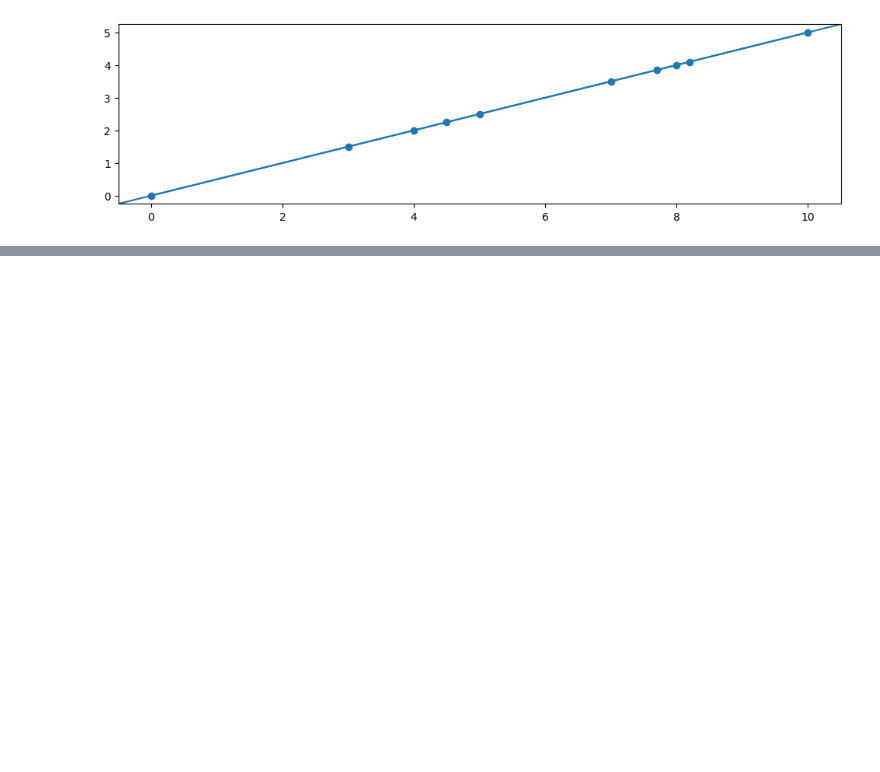
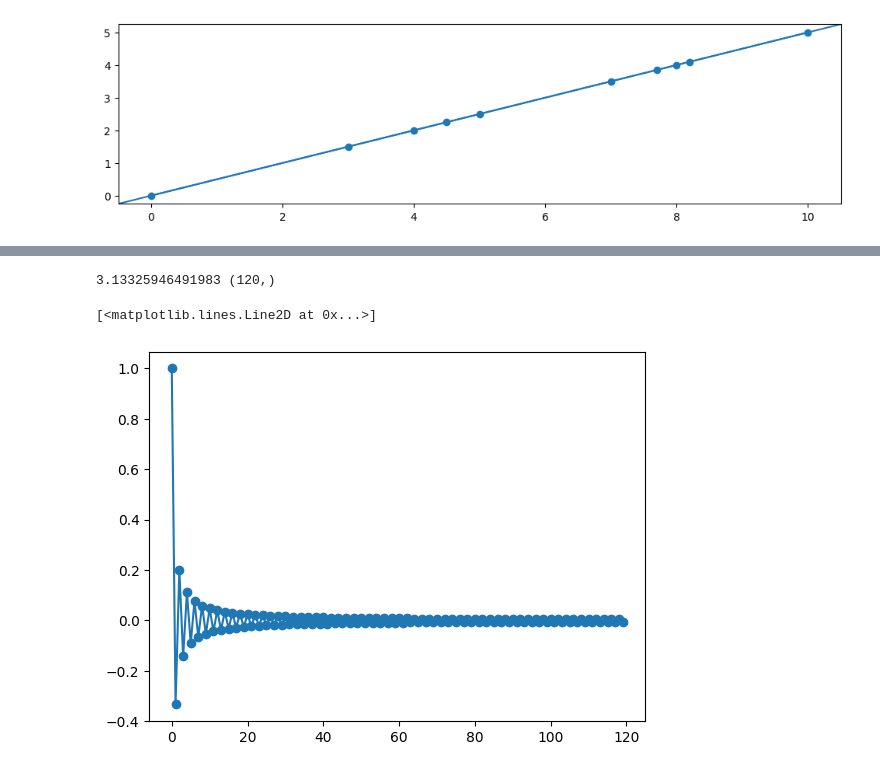
Before and after one commit to ICHEC/qpcc, a Jupyter notebook: testpad.ipynb, the cells around one changed output, grey strips where cells are left out. Drawn from its saved outputs; the diff is of its cells as text; code cells hidden in the pictures; blank space fills up the shorter version.

```diff
--- a/testpad.ipynb
+++ b/testpad.ipynb
@@ -155,0 +182,23 @@ plt.axline((x[0], y[0]), (x[1], y[1]))
+# %%
+import numpy as np
+import matplotlib.pyplot as plt
+
+def f(n: int):
+    return (-1)**(n) * (1/(2*n + 1))
+
+summ = 0
+xi = []
+for i in range(120):
+    fi = f(i)
+    summ += 4 * fi
+    #t = (fi, 0) if fi > 0 else (0, fi)
+    xi += [fi]
+
+xi = np.array(xi)
+print(summ, xi.shape)
+
+plt.plot(xi, '-o')
+# %% [output]
+3.13325946491983 (120,)
+[<matplotlib.lines.Line2D at 0x...>]
+[figure, added]
```
Also changed, not shown: parts of 2 cells of this notebook, 6 other files.
